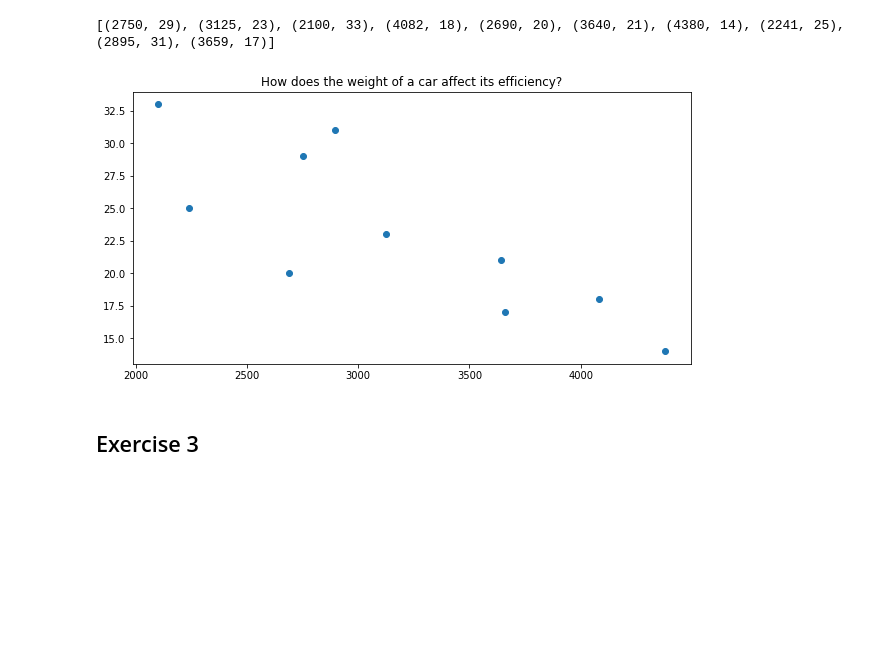
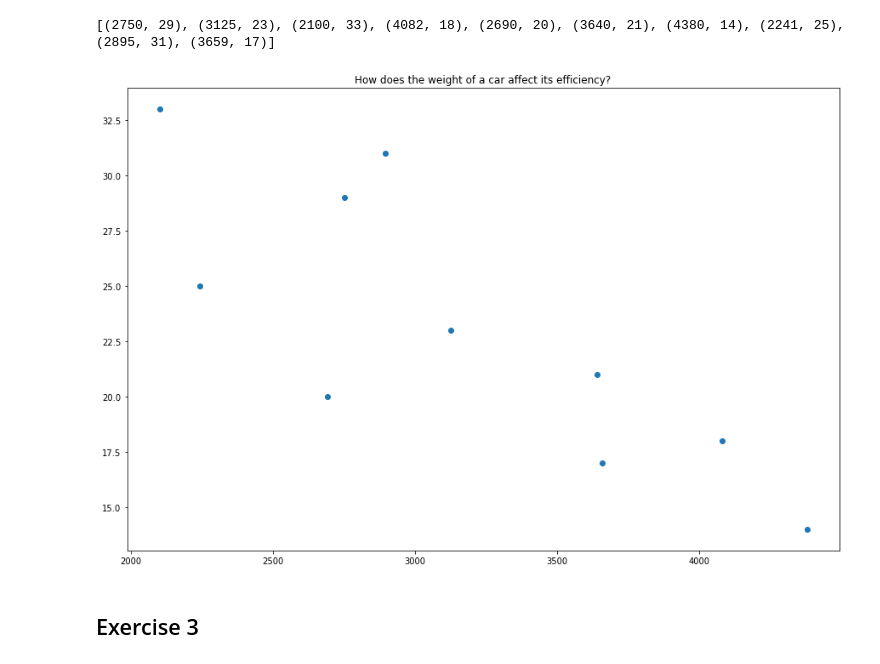
Before and after one commit to UpwardTrajectory/dsc-0-01-22-visualizing-data-lab-seattle-ds-career-040119, a Jupyter notebook: index.ipynb, the cells around one changed output. Drawn from its saved outputs; the diff is of its cells as text; code cells hidden in the pictures; blank space fills up the shorter version.

```diff
--- a/index.ipynb
+++ b/index.ipynb
@@ -84,18 +84,18 @@ print(inputs)
 # %% [output]
 [(2750, 29), (3125, 23), (2100, 33), (4082, 18), (2690, 20), (3640, 21), (4380, 14), (2241, 25), (2895, 31), (3659, 17)]
 # %%
-plt.figure(figsize = (15,5))
+plt.figure(figsize = (15,10))
 plt.scatter(weight, mpg)
 plt.title('How does the weight of a car affect its efficiency?')
 plt.show()
 
 # Set the figure size in inches
 
 # Plot with scatter()
 
 # Set x and y axes labels and give titles
 # %% [output]
-[figure, old version]
+[figure, new version]
 # %% [markdown]
 ## Exercise 3
 # %% [markdown]
```
